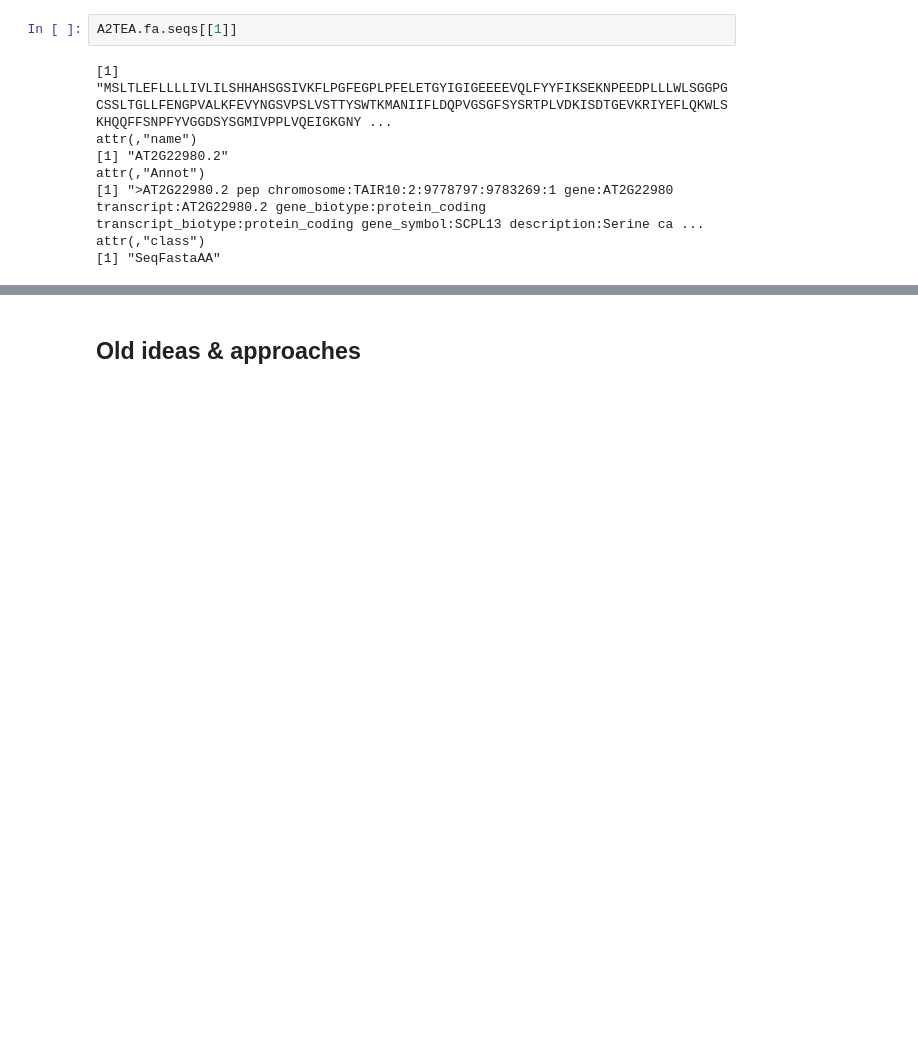
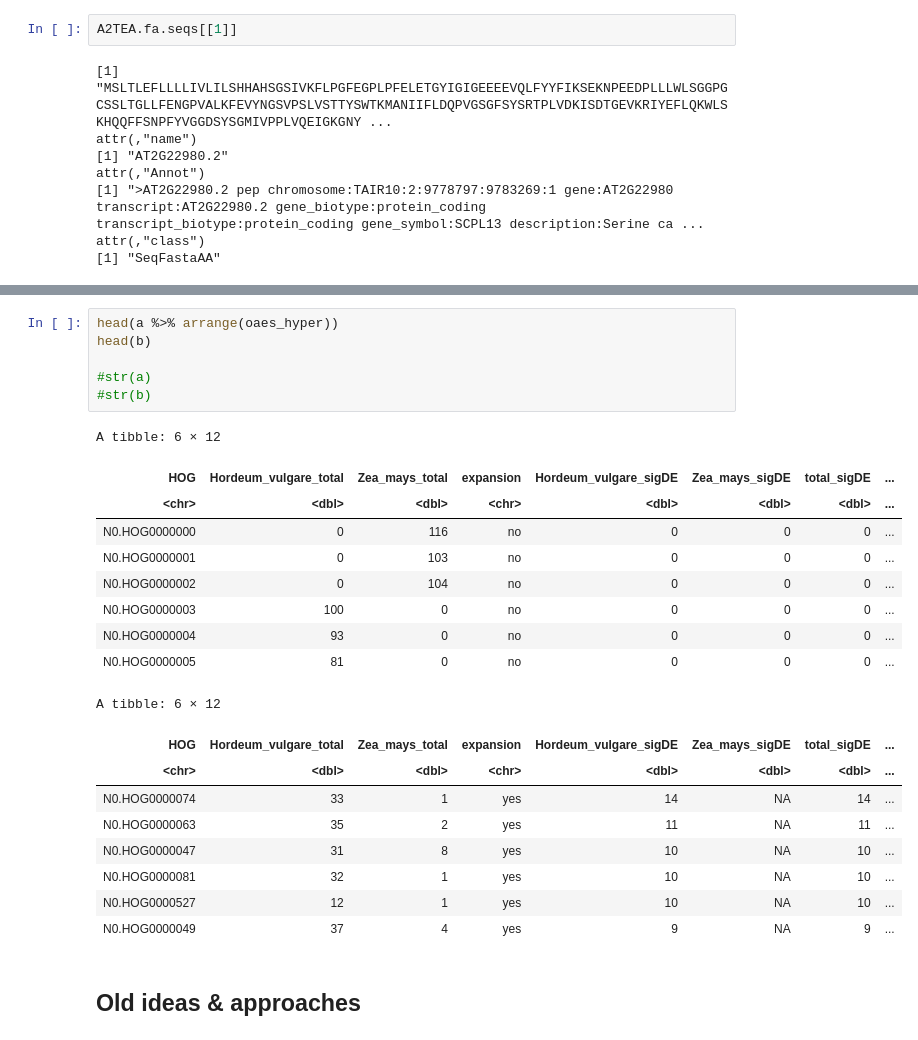
Before and after one commit to tgstoecker/A2TEA.Workflow, a Jupyter notebook: notebooks/final_tea_datasets.ipynb, the cells around one changed output, grey strips where cells are left out. Cells and saved outputs as stored; diff of their text form; blank space fills up the shorter version.

Commit message:
fixed final output HOG_level_list tables to have 0s instead of of NAs -> correct filtering as noticed by Caro)

```diff
--- a/notebooks/final_tea_datasets.ipynb
+++ b/notebooks/final_tea_datasets.ipynb
@@ -1208,3 +1225,28 @@ attr(,"class")
+# %%
+head(a %>% arrange(oaes_hyper))
+head(b)
+
+#str(a)
+#str(b)
+# %% [output]
+A tibble: 6 × 12
+| HOG | Hordeum_vulgare_total | Zea_mays_total | expansion | Hordeum_vulgare_sigDE | Zea_mays_sigDE | total_sigDE | ... |
+| <chr> | <dbl> | <dbl> | <chr> | <dbl> | <dbl> | <dbl> | ... |
+| N0.HOG0000000 | 0 | 116 | no | 0 | 0 | 0 | ... |
+| N0.HOG0000001 | 0 | 103 | no | 0 | 0 | 0 | ... |
+| N0.HOG0000002 | 0 | 104 | no | 0 | 0 | 0 | ... |
+| N0.HOG0000003 | 100 | 0 | no | 0 | 0 | 0 | ... |
+| N0.HOG0000004 | 93 | 0 | no | 0 | 0 | 0 | ... |
+| N0.HOG0000005 | 81 | 0 | no | 0 | 0 | 0 | ... |
+A tibble: 6 × 12
+| HOG | Hordeum_vulgare_total | Zea_mays_total | expansion | Hordeum_vulgare_sigDE | Zea_mays_sigDE | total_sigDE | ... |
+| <chr> | <dbl> | <dbl> | <chr> | <dbl> | <dbl> | <dbl> | ... |
+| N0.HOG0000074 | 33 | 1 | yes | 14 | NA | 14 | ... |
+| N0.HOG0000063 | 35 | 2 | yes | 11 | NA | 11 | ... |
+| N0.HOG0000047 | 31 | 8 | yes | 10 | NA | 10 | ... |
+| N0.HOG0000081 | 32 | 1 | yes | 10 | NA | 10 | ... |
+| N0.HOG0000527 | 12 | 1 | yes | 10 | NA | 10 | ... |
+| N0.HOG0000049 | 37 | 4 | yes | 9 | NA | 9 | ... |
 # %% [markdown]
 ## Old ideas & approaches
 # %% [markdown]
```
Also changed, not shown: parts of 9 cells of this notebook, 1 other file.
